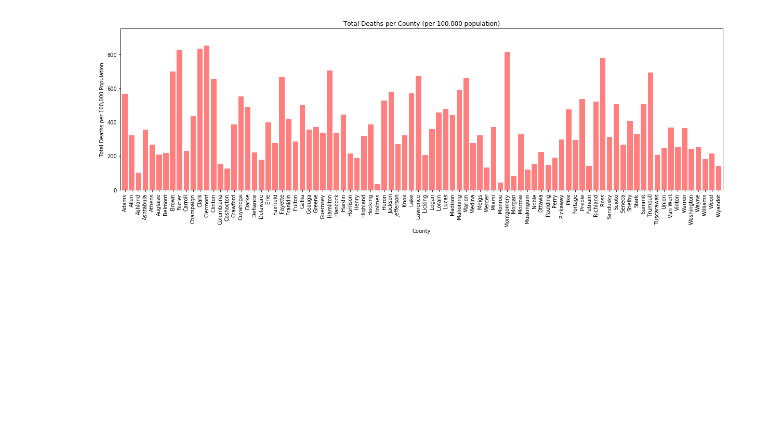
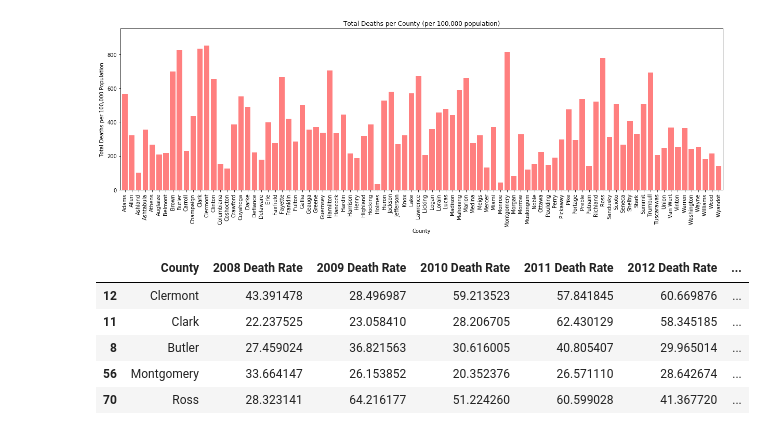
Before and after one commit to mervinator/project1group3, a Jupyter notebook: Project 1_PH/Death_Total_PH.ipynb, the cells around one changed output. Cells and saved outputs as stored; diff of their text form; code cells hidden in the pictures; blank space fills up the shorter version.

```diff
--- a/Project 1_PH/Death_Total_PH.ipynb
+++ b/Project 1_PH/Death_Total_PH.ipynb
@@ -532,3 +532,14 @@ plt.savefig("Images_PH/total_deaths_per_100000_population.png")
 plt.show()
 # %% [output]
 [figure]
+# %%
+largest_deaths_population_county = death_rate.nlargest(5, 'Total Death Rate')
+
+largest_deaths_population_county
+# %% [output]
+|  | County | 2008 Death Rate | 2009 Death Rate | 2010 Death Rate | 2011 Death Rate | 2012 Death Rate | ... |
+| 12 | Clermont | 43.391478 | 28.496987 | 59.213523 | 57.841845 | 60.669876 | ... |
+| 11 | Clark | 22.237525 | 23.058410 | 28.206705 | 62.430129 | 58.345185 | ... |
+| 8 | Butler | 27.459024 | 36.821563 | 30.616005 | 40.805407 | 29.965014 | ... |
+| 56 | Montgomery | 33.664147 | 26.153852 | 20.352376 | 26.571110 | 28.642674 | ... |
+| 70 | Ross | 28.323141 | 64.216177 | 51.224260 | 60.599028 | 41.367720 | ... |
```
Also changed, not shown: parts of 1 cell of this notebook, 1 other file.
